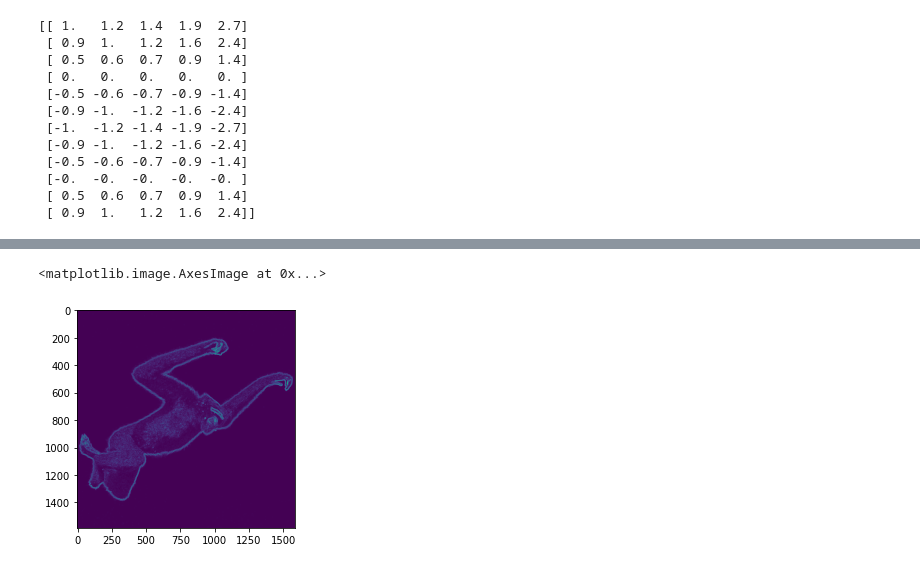
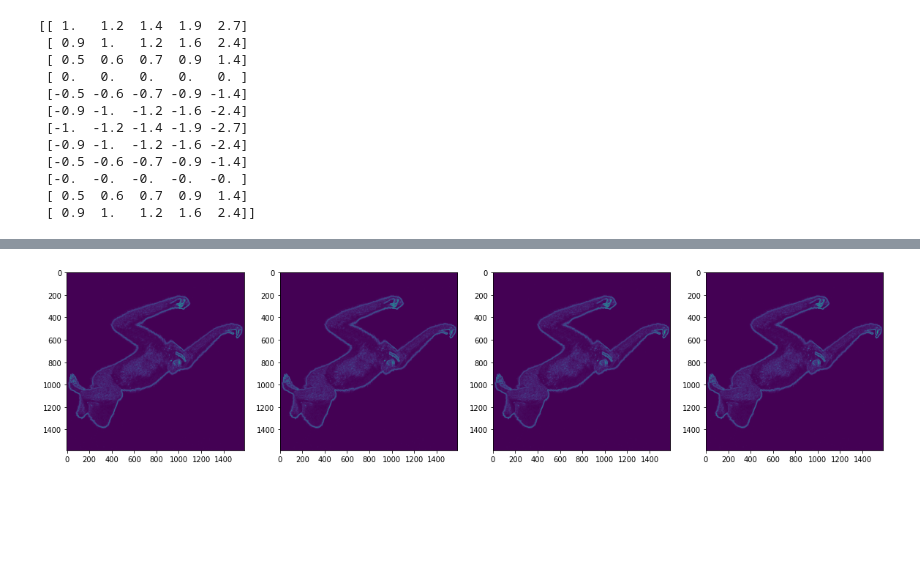
Before and after one commit to UMT-CSCI-591-Deep-Learning-2022/HNET_exercises, a Jupyter notebook: HNET.ipynb, the cells around one changed output, grey strips where cells are left out. Drawn from its saved outputs; the diff is of its cells as text; code cells hidden in the pictures; blank space fills up the shorter version.

```diff
--- a/HNET.ipynb
+++ b/HNET.ipynb
@@ -290,0 +243,17 @@ plt.show()
+# %%
+complex_maps = [generate_complex_feature_map(image, discretized_kernel) for image in rotated_imgs]
+mag_maps = [generate_magnitude_map(c_map) for c_map in complex_maps]
+
+aligned_mag_maps = [mag_maps[0]]
+
+for i in range(1, len(mag_maps)):
+  aligned_mag_maps.append(np.rot90(mag_maps[i],4-i))
+
+f,ax = plt.subplots(1,4, figsize=(20,20))
+
+for i,image in enumerate(aligned_mag_maps):
+  ax[i].imshow(image)
+
+plt.show()
+# %% [output]
+[figure, added]
@@ -291,13 +274,10 @@ plt.show()
 # %%
-new_map = np.zeros(real_map.shape)
+colo = np.zeros(complex_map[0].shape)
 
-for i in range(real_map.shape[0]):
-  for j in range(real_map.shape[1]):
-    magnitude = (real_map[i,j]**2 + complex_map[i,j]**2)**0.5
-    # magnitude = np.angle(complex(real_map[i,j], complex_map[i,j]))
+for i in range(complex_map[0].shape[0]):
+  for j in range(complex_map[0].shape[1]):
+    magnitude = (complex_map[0][i,j]**2 + complex_map[1][i,j]**2)**0.5
+    phase = np.angle(complex(complex_map[0][i,j], complex_map[1][i,j]))
     new_map[i,j] = magnitude
 
 plt.imshow(new_map)
-# %% [output]
-<matplotlib.image.AxesImage at 0x...>
-[figure, removed]
```
Also changed, not shown: parts of 16 cells of this notebook.
